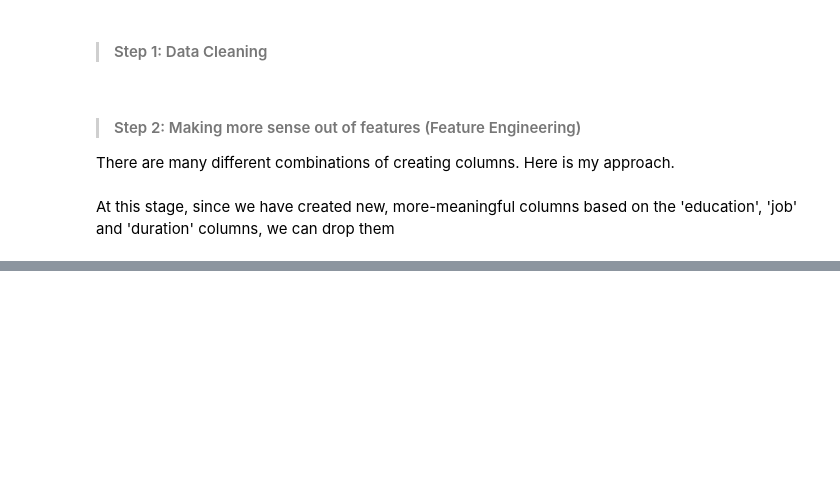
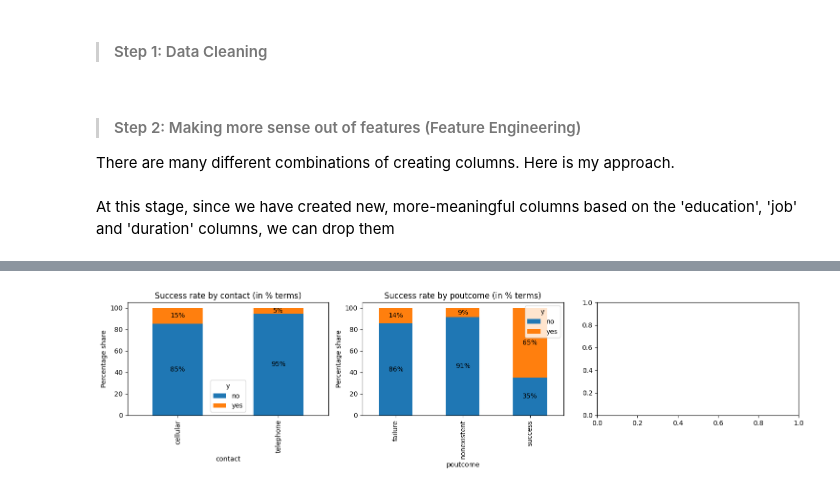
Before and after one commit to maripjan/Marketing-Campaign-at-Bank, a Jupyter notebook: subscription_prediction.ipynb, the cells around one changed output, grey strips where cells are left out. Saved outputs shown, nothing was run; the diff lists cells and outputs as text; code cells hidden in the pictures; blank space fills up the shorter version.

```diff
--- a/subscription_prediction.ipynb
+++ b/subscription_prediction.ipynb
@@ -235,0 +329,13 @@ cf.show_categorical_correlation(df_new,
+# %%
+# Analyze the relationship between the willingness to deposit and other factors
+cf.show_categorical_correlation(
+    df_new,
+    target='y',
+    cols_to_consider=['contact','poutcome',],
+    figsize=(15, 4),
+    subplot_grid_size=(1, 3),
+    show_details=False,
+    annotate=True
+)
+# %% [output]
+[figure, added]
```
Also changed, not shown: parts of 12 cells of this notebook, 2 other files.
